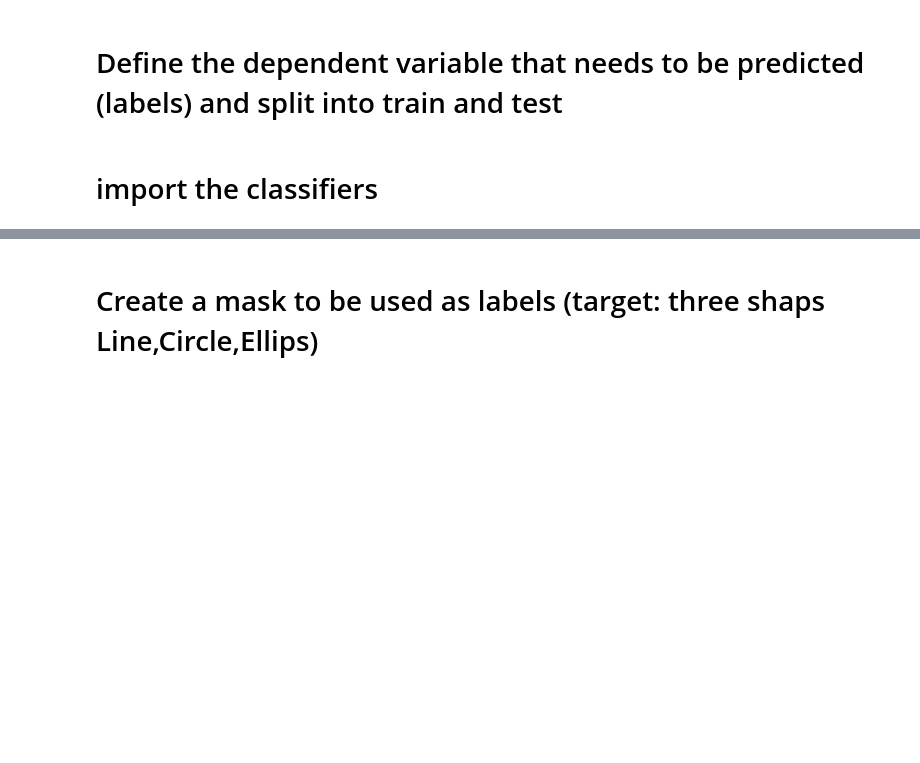
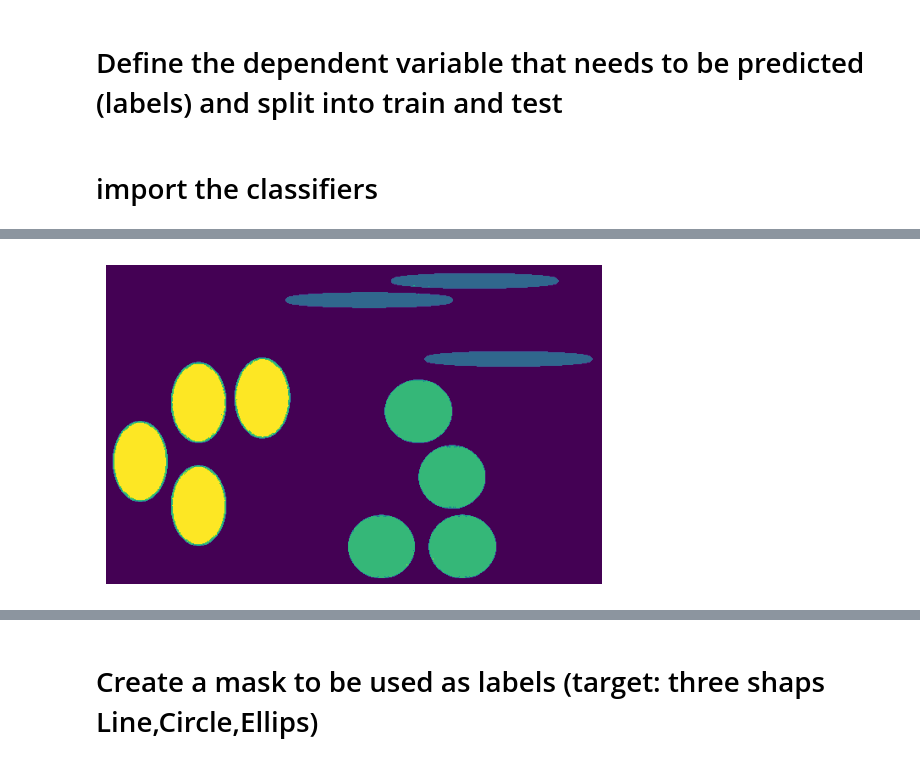
Before and after one commit to saharmahdie/PORTAL_code, a Jupyter notebook: pixels_seg_ML_save_trained_model_1_multi_CLFs.ipynb, the cells around one changed output, grey strips where cells are left out. Cells and saved outputs as stored; diff of their text form; code cells hidden in the pictures; blank space fills up the shorter version.

```diff
--- a/pixels_seg_ML_save_trained_model_1_multi_CLFs.ipynb
+++ b/pixels_seg_ML_save_trained_model_1_multi_CLFs.ipynb
@@ -571,0 +562,16 @@ labeled_img1 [0 0 0 0 0 0 0 0 0 0 0 0 0 0 0 0 0 0 0 0 0 0 0 0 0 0 0 0 0 0 0 0 0
+# %%
+
+labeled_img1 = annotation.reshape(-1) ### here is the change
+print('labeled_img1 shape', labeled_img1.shape)
+print('annotation shape', annotation.shape)
+
+df['Labels'] = labeled_img1
+#####################################
+print('the unique labels', df['Labels'].unique())
+print('the count of the unique labels', df['Labels'].value_counts())
+
+#print("labeled_img1", labeled_img1[88600:88829])
+#df.to_csv("before_removing_pixels_pixels_features_and_lables.csv")
+df = df[df['Labels'] != 0] ## to remove the pixels of the background which not represensetive to our objects
+###print(df.head())
+df.to_csv("pixels_features_and_lables.csv")
@@ -752,0 +1015,64 @@ unique predicted labels [0 1 2 3]
+# %%
+ # extract X from the new image
+import os
+models_path = "/content/CLF_res"
+for model in os.listdir(models_path):  #iterate through each file
+  print('The CLF', model)
+  #To test the model on future datasets
+  # loaded_model = pickle.load(open(filename, 'rb'))
+  if (models_path + '/' + model) != '/content/CLF_res/.ipynb_checkpoints':
+    loaded_model = pickle.load(open(models_path + '/' + model, 'rb'))
+    prediction_result = loaded_model.predict(X_test_image)
+
+    acc = metrics.accuracy_score(Y_test_image, prediction_result)*100
+    print ("Accuracy on full image data = ", round(acc,3), '%')
+
+    unique_values, value_counts = np.unique(prediction_result, return_counts=True)
+    print('the unique predicted labels',  unique_values)
+    # Display the counts of each unique value
+    for value, count in zip(unique_values, value_counts):
+        print("unique predicted Value:", value, "Count:", count)
+
+    print('img.shape for segmented',img.shape)
+    print('img_org.shape for predicted image',img_org.shape)
+    ################################ new code to combine the background pixels again to the predicted pixels
+    # Create an array to store the predicted labels
+    y_pred = np.zeros_like(labeled_img1)
+    y_pred[labeled_img1 != 0] = prediction_result
+
+    # Reshape the predicted labels and original image back into the original shape
+    y_pred = y_pred.reshape(img_org.shape[:2])
+    print('y_pred shape',y_pred.shape)
+    print('total y_pred shape',y_pred.shape[0]*y_pred.shape[1])
+    # Show the predicted image
+    plt.imshow(y_pred)
+    plt.axis('off')
+    plt.show()
+    #############################
+    # Combine all masks to create the final annotation image
+    annotation = np.zeros(binary.shape, dtype=np.uint8)
+    for mask in masks:
+      annotation[mask > 0] = mask[mask > 0]
+
+    # # Color the pixels belonging to each contour
+    colors = {1: (255, 0, 0), 2: (0, 0, 255), 3: (0, 255, 0)}
+    annotated_img = np.zeros_like(y_pred)
+    # print('img_org.shape',img_org.shape)
+    ##segmented = y_pred.reshape((img_org.shape[:2]))
+    annotation = np.zeros(y_pred.shape, dtype=np.uint8)
+    ##segmented = np.zeros(img_org.shape, dtype=np.uint8)
+    for annotation_value, color in colors.items():
+      print('annotation_value',annotation_value)
+      pixels_of_certain_type = np.argwhere(annotation == annotation_value)
+      print('pixels_of_certain_type',pixels_of_certain_type)
+      for x,y in pixels_of_certain_type:
+        annotated_img[x, y] = np.array(color)
+    print('annotated_img labels: Line=red(255,0,0), Ellipse=Green(0,255,0), Circle=Blue(0,0,255)')
+    plt.imshow(y_pred)
+    plt.axis('off')
+    plt.show()
+    #cv2_imshow(annotated_img)
+    print('annotated_img shape', annotated_img.shape)
+    plt.imsave('/content/predicted_images/predicted_test_image_{}.jpg'.format(model), y_pred)
+    ###################################
+# %% [output]
@@ -752,0 +1089 @@ unique predicted labels [0 1 2 3]
+[figure, added]
```
Also changed, not shown: parts of 13 cells of this notebook.
